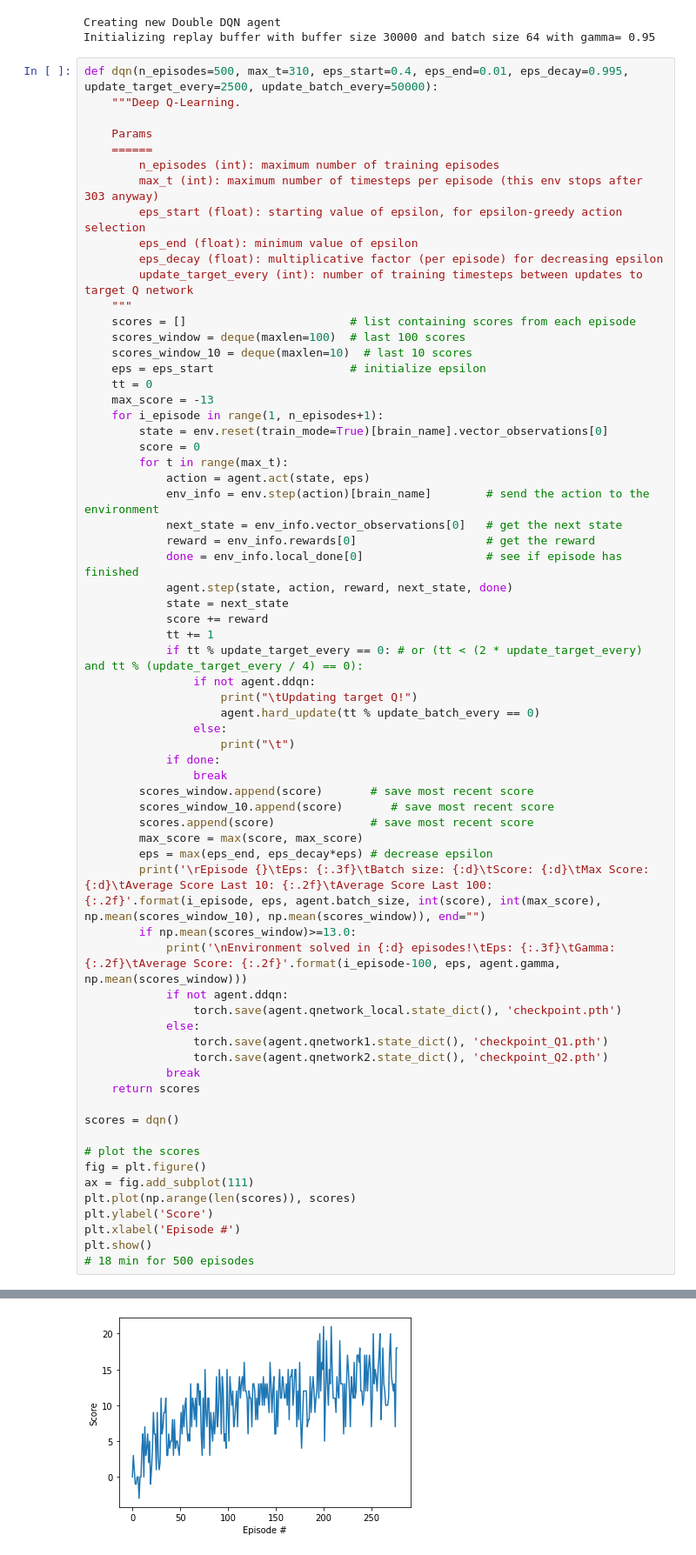
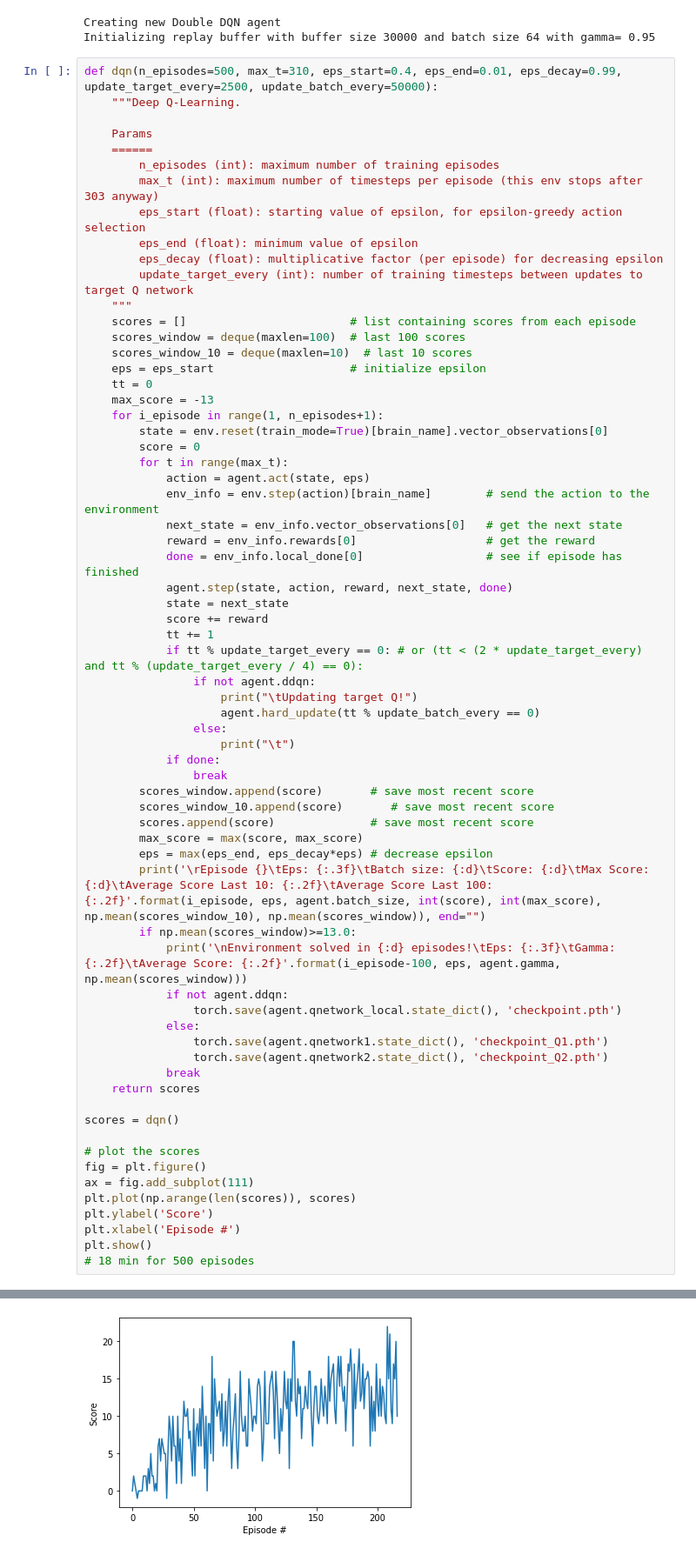
Before and after one commit to aaholmes/navigation, a Jupyter notebook: Navigation_Double.ipynb, the cells around one changed output, grey strips where cells are left out. Shown: that part at 87% size. Drawn from its saved outputs; the diff is of its cells as text.

Commit message:
Change eps schedule for double-DQN; solves in 117 episodes

```diff
--- a/Navigation_Double.ipynb
+++ b/Navigation_Double.ipynb
@@ -109,7 +109,7 @@ agent = Agent(state_size=state_size, action_size=action_size, seed=0, ddqn=True)
 Creating new Double DQN agent
 Initializing replay buffer with buffer size 30000 and batch size 64 with gamma= 0.95
 # %%
-def dqn(n_episodes=500, max_t=310, eps_start=0.4, eps_end=0.01, eps_decay=0.995, update_target_every=2500, update_batch_every=50000):
+def dqn(n_episodes=500, max_t=310, eps_start=0.4, eps_end=0.01, eps_decay=0.99, update_target_every=2500, update_batch_every=50000):
     """Deep Q-Learning.
 
     Params
@@ -195 +195 @@ Environment solved in 178 episodes!     Eps: 0.099      Gamma: 0.95     Average
-[figure, old version]
+[figure, new version]
```
Also changed, not shown: parts of 1 cell of this notebook.
